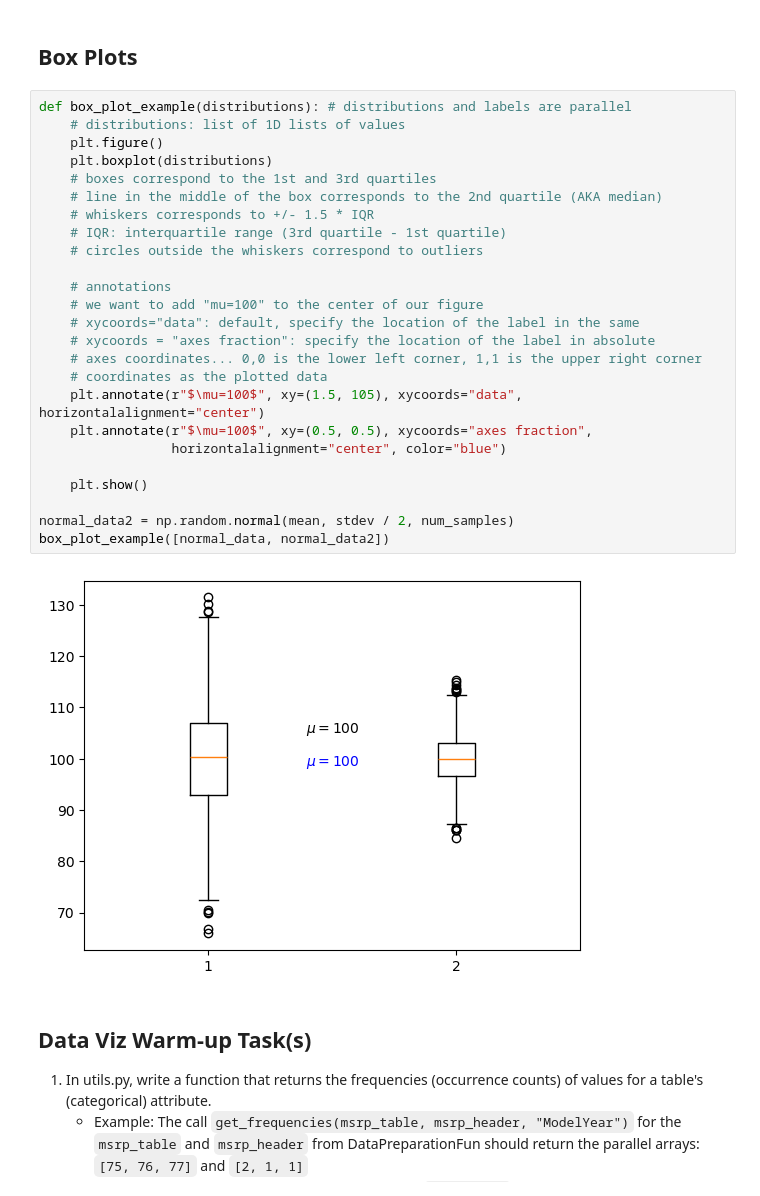
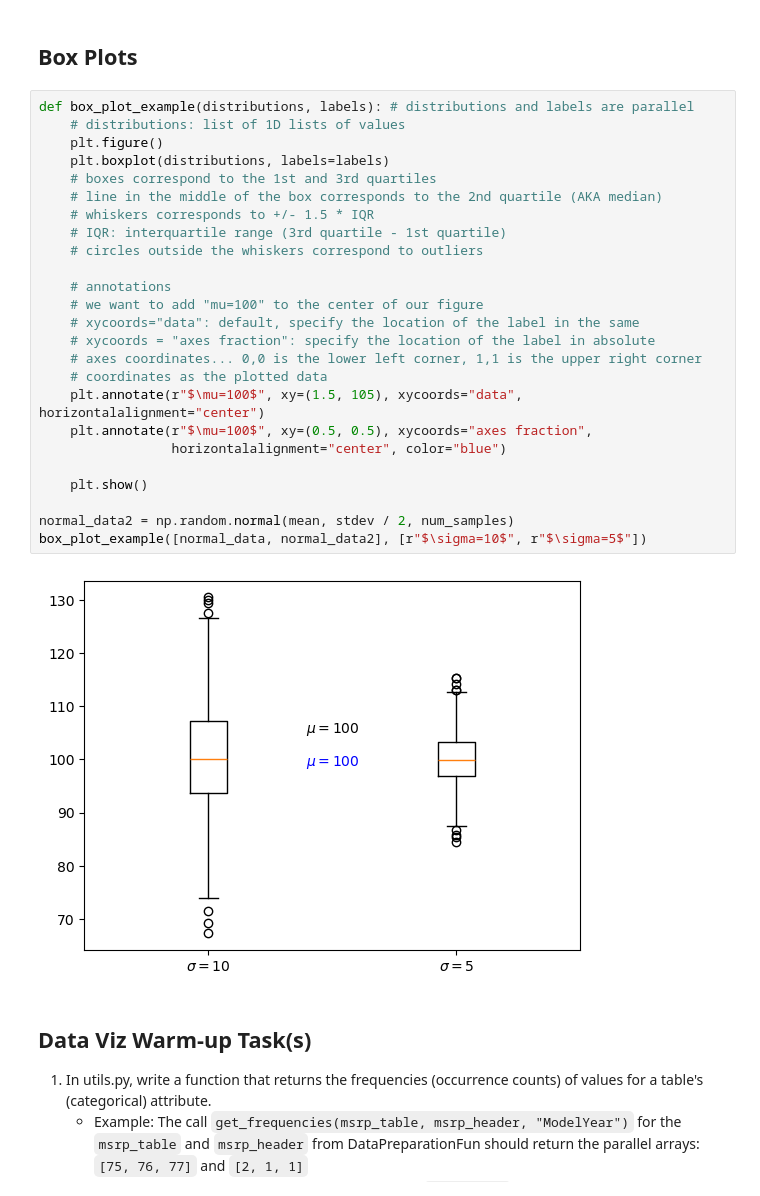
Before and after one commit to GonzagaCPSC322/U3-Data-Analysis, a Jupyter notebook: JupyterNotebookFun/MatplotlibExamples.ipynb, the cells around one changed output. Saved outputs shown, nothing was run; the diff lists cells and outputs as text.

```diff
--- a/JupyterNotebookFun/MatplotlibExamples.ipynb
+++ b/JupyterNotebookFun/MatplotlibExamples.ipynb
@@ -114,32 +116,32 @@ histogram_example(normal_data)
 # %% [markdown]
 ## Box Plots
 # %%
-def box_plot_example(distributions): # distributions and labels are parallel
+def box_plot_example(distributions, labels): # distributions and labels are parallel
     # distributions: list of 1D lists of values
     plt.figure()
-    plt.boxplot(distributions)
+    plt.boxplot(distributions, labels=labels)
     # boxes correspond to the 1st and 3rd quartiles
     # line in the middle of the box corresponds to the 2nd quartile (AKA median)
     # whiskers corresponds to +/- 1.5 * IQR
     # IQR: interquartile range (3rd quartile - 1st quartile)
     # circles outside the whiskers correspond to outliers
 
     # annotations
     # we want to add "mu=100" to the center of our figure
     # xycoords="data": default, specify the location of the label in the same
     # xycoords = "axes fraction": specify the location of the label in absolute
     # axes coordinates... 0,0 is the lower left corner, 1,1 is the upper right corner
     # coordinates as the plotted data
     plt.annotate(r"$\mu=100$", xy=(1.5, 105), xycoords="data", horizontalalignment="center")
     plt.annotate(r"$\mu=100$", xy=(0.5, 0.5), xycoords="axes fraction",
                  horizontalalignment="center", color="blue")
 
     plt.show()
 
 normal_data2 = np.random.normal(mean, stdev / 2, num_samples)
-box_plot_example([normal_data, normal_data2])
+box_plot_example([normal_data, normal_data2], [r"$\sigma=10$", r"$\sigma=5$"])
 # %% [output]
-[figure, old version]
+[figure, new version]
 # %% [markdown]
 ## Data Viz Warm-up Task(s)
 1. In utils.py, write a function that returns the frequencies (occurrence counts) of values for a table's (categorical) attribute.
```
Also changed, not shown: parts of 3 cells of this notebook.
